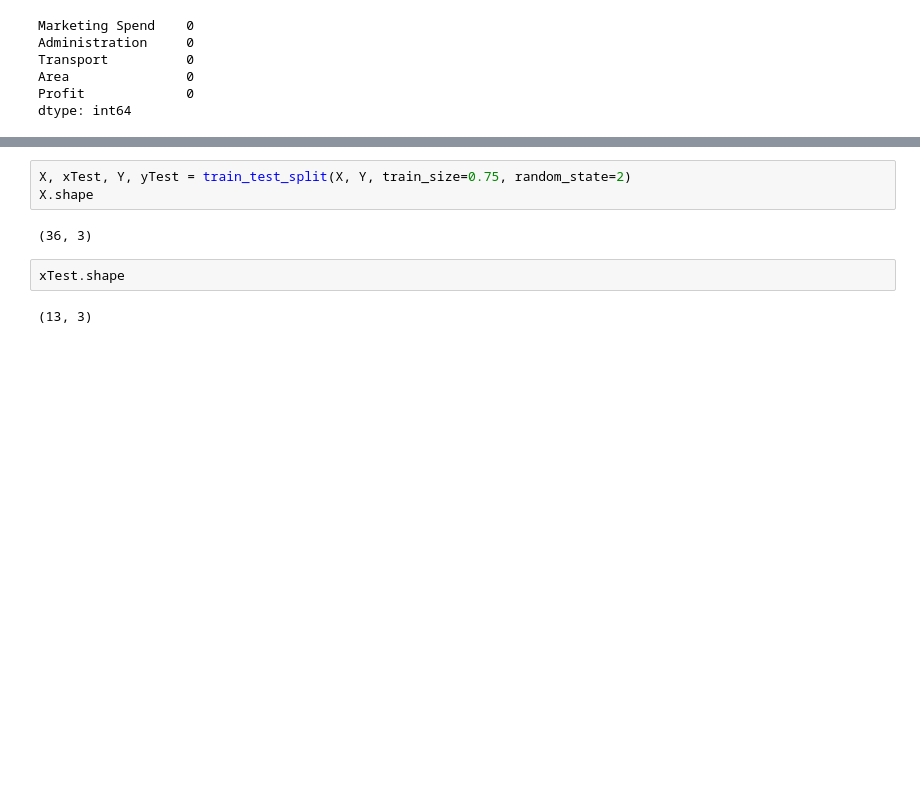
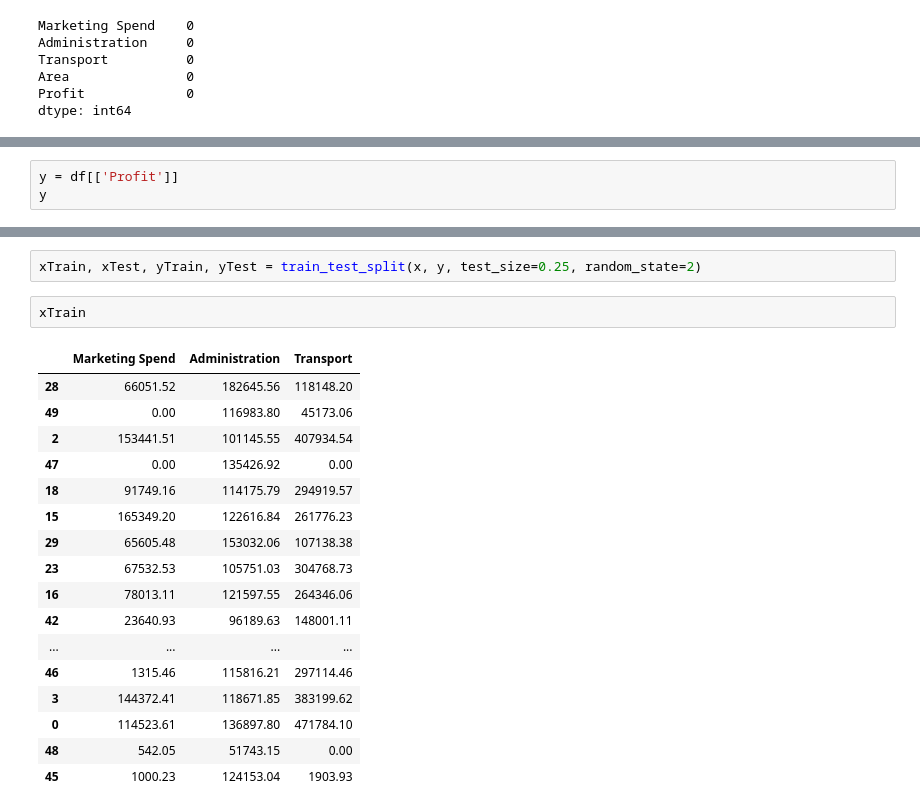
Before and after one commit to avimallik/machine_learning_workbench, a Jupyter notebook: regularization/regularization.ipynb, the cells around one changed output, grey strips where cells are left out. Saved outputs shown, nothing was run; the diff lists cells and outputs as text; blank space fills up the shorter version.

```diff
--- a/regularization/regularization.ipynb
+++ b/regularization/regularization.ipynb
@@ -51,0 +54,3 @@ Y = df_new.iloc[ : , 3]
+# %%
+y = df[['Profit']]
+y
@@ -52,9 +75,22 @@ Y = df_new.iloc[ : , 3]
 # %%
-X, xTest, Y, yTest = train_test_split(X, Y, train_size=0.75, random_state=2)
-X.shape
+xTrain, xTest, yTrain, yTest = train_test_split(x, y, test_size=0.25, random_state=2)
-# %% [output]
-(36, 3)
-# %%
-xTest.shape
-# %% [output]
-(13, 3)
+# %%
+xTrain
+# %% [output]
+|  | Marketing Spend | Administration | Transport |
+| 28 | 66051.52 | 182645.56 | 118148.20 |
+| 49 | 0.00 | 116983.80 | 45173.06 |
+| 2 | 153441.51 | 101145.55 | 407934.54 |
+| 47 | 0.00 | 135426.92 | 0.00 |
+| 18 | 91749.16 | 114175.79 | 294919.57 |
+| 15 | 165349.20 | 122616.84 | 261776.23 |
+| 29 | 65605.48 | 153032.06 | 107138.38 |
+| 23 | 67532.53 | 105751.03 | 304768.73 |
+| 16 | 78013.11 | 121597.55 | 264346.06 |
+| 42 | 23640.93 | 96189.63 | 148001.11 |
+| ... | ... | ... | ... |
+| 46 | 1315.46 | 115816.21 | 297114.46 |
+| 3 | 144372.41 | 118671.85 | 383199.62 |
+| 0 | 114523.61 | 136897.80 | 471784.10 |
+| 48 | 542.05 | 51743.15 | 0.00 |
+| 45 | 1000.23 | 124153.04 | 1903.93 |
```
Also changed, not shown: parts of 24 cells of this notebook.
